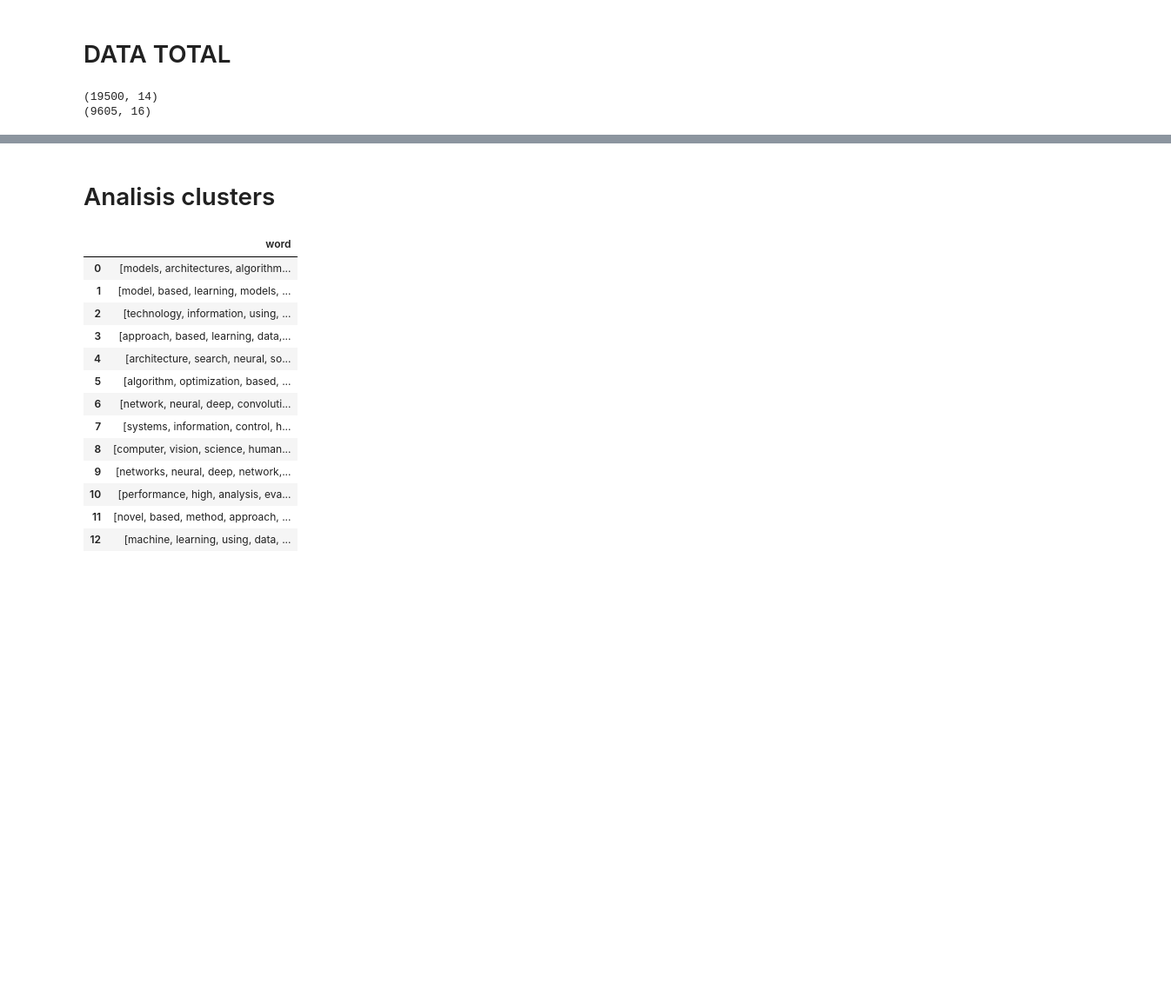
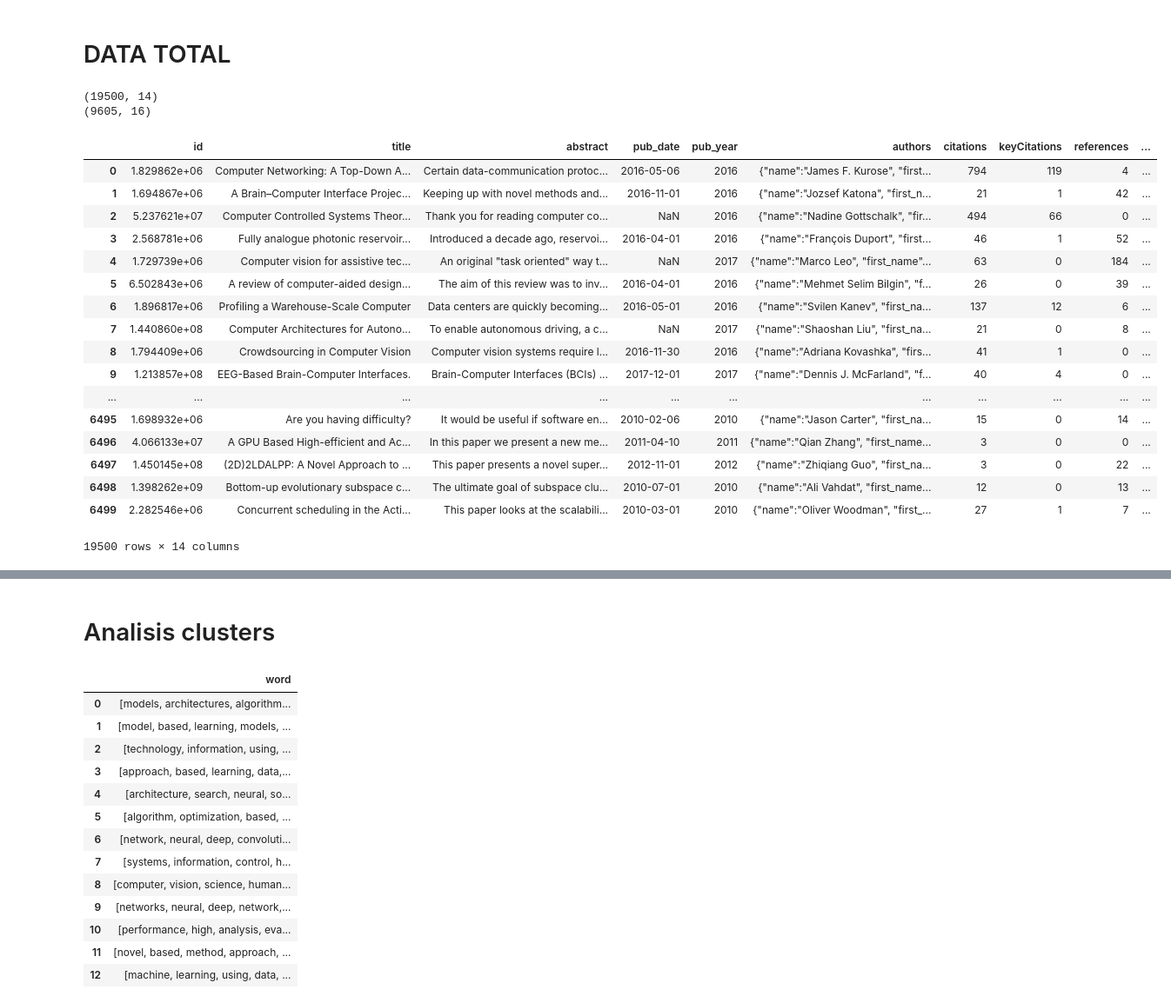
Before and after one commit to MalenaMaffei/8m-7p, a Jupyter notebook: notebooks/clustering_title.ipynb, the cells around one changed output, grey strips where cells are left out. Shown at 87% size. Cells and saved outputs as stored; diff of their text form; code cells hidden in the pictures; blank space fills up the shorter version.

```diff
--- a/notebooks/clustering_title.ipynb
+++ b/notebooks/clustering_title.ipynb
@@ -229,6 +231,27 @@ print(data_gender.shape)
 # %% [output]
 (19500, 14)
 (9605, 16)
+# %%
+data_total
+# %% [output]
+|  | id | title | abstract | pub_date | pub_year | authors | citations | keyCitations | references | ... |
+| 0 | 1.829862e+06 | Computer Networking: A Top-Down A... | Certain data-communication protoc... | 2016-05-06 | 2016 | {"name":"James F. Kurose", "first... | 794 | 119 | 4 | ... |
+| 1 | 1.694867e+06 | A Brain–Computer Interface Projec... | Keeping up with novel methods and... | 2016-11-01 | 2016 | {"name":"Jozsef Katona", "first_n... | 21 | 1 | 42 | ... |
+| 2 | 5.237621e+07 | Computer Controlled Systems Theor... | Thank you for reading computer co... | NaN | 2016 | {"name":"Nadine Gottschalk", "fir... | 494 | 66 | 0 | ... |
+| 3 | 2.568781e+06 | Fully analogue photonic reservoir... | Introduced a decade ago, reservoi... | 2016-04-01 | 2016 | {"name":"François Duport", "first... | 46 | 1 | 52 | ... |
+| 4 | 1.729739e+06 | Computer vision for assistive tec... | An original "task oriented" way t... | NaN | 2017 | {"name":"Marco Leo", "first_name"... | 63 | 0 | 184 | ... |
+| 5 | 6.502843e+06 | A review of computer-aided design... | The aim of this review was to inv... | 2016-04-01 | 2016 | {"name":"Mehmet Selim Bilgin", "f... | 26 | 0 | 39 | ... |
+| 6 | 1.896817e+06 | Profiling a Warehouse-Scale Computer | Data centers are quickly becoming... | 2016-05-01 | 2016 | {"name":"Svilen Kanev", "first_na... | 137 | 12 | 6 | ... |
+| 7 | 1.440860e+08 | Computer Architectures for Autono... | To enable autonomous driving, a c... | NaN | 2017 | {"name":"Shaoshan Liu", "first_na... | 21 | 0 | 8 | ... |
+| 8 | 1.794409e+06 | Crowdsourcing in Computer Vision | Computer vision systems require l... | 2016-11-30 | 2016 | {"name":"Adriana Kovashka", "firs... | 41 | 1 | 0 | ... |
+| 9 | 1.213857e+08 | EEG-Based Brain-Computer Interfaces. | Brain-Computer Interfaces (BCIs) ... | 2017-12-01 | 2017 | {"name":"Dennis J. McFarland", "f... | 40 | 4 | 0 | ... |
+| ... | ... | ... | ... | ... | ... | ... | ... | ... | ... | ... |
+| 6495 | 1.698932e+06 | Are you having difficulty? | It would be useful if software en... | 2010-02-06 | 2010 | {"name":"Jason Carter", "first_na... | 15 | 0 | 14 | ... |
+| 6496 | 4.066133e+07 | A GPU Based High-efficient and Ac... | In this paper we present a new me... | 2011-04-10 | 2011 | {"name":"Qian Zhang", "first_name... | 3 | 0 | 0 | ... |
+| 6497 | 1.450145e+08 | (2D)2LDALPP: A Novel Approach to ... | This paper presents a novel super... | 2012-11-01 | 2012 | {"name":"Zhiqiang Guo", "first_na... | 3 | 0 | 22 | ... |
+| 6498 | 1.398262e+09 | Bottom-up evolutionary subspace c... | The ultimate goal of subspace clu... | 2010-07-01 | 2010 | {"name":"Ali Vahdat", "first_name... | 12 | 0 | 13 | ... |
+| 6499 | 2.282546e+06 | Concurrent scheduling in the Acti... | This paper looks at the scalabili... | 2010-03-01 | 2010 | {"name":"Oliver Woodman", "first_... | 27 | 1 | 7 | ... |
+19500 rows × 14 columns
 # %%
 data_raw_total, X_total = train_tfidf(data_gender, "total")
 # %%
```
Also changed, not shown: parts of 5 cells of this notebook.
